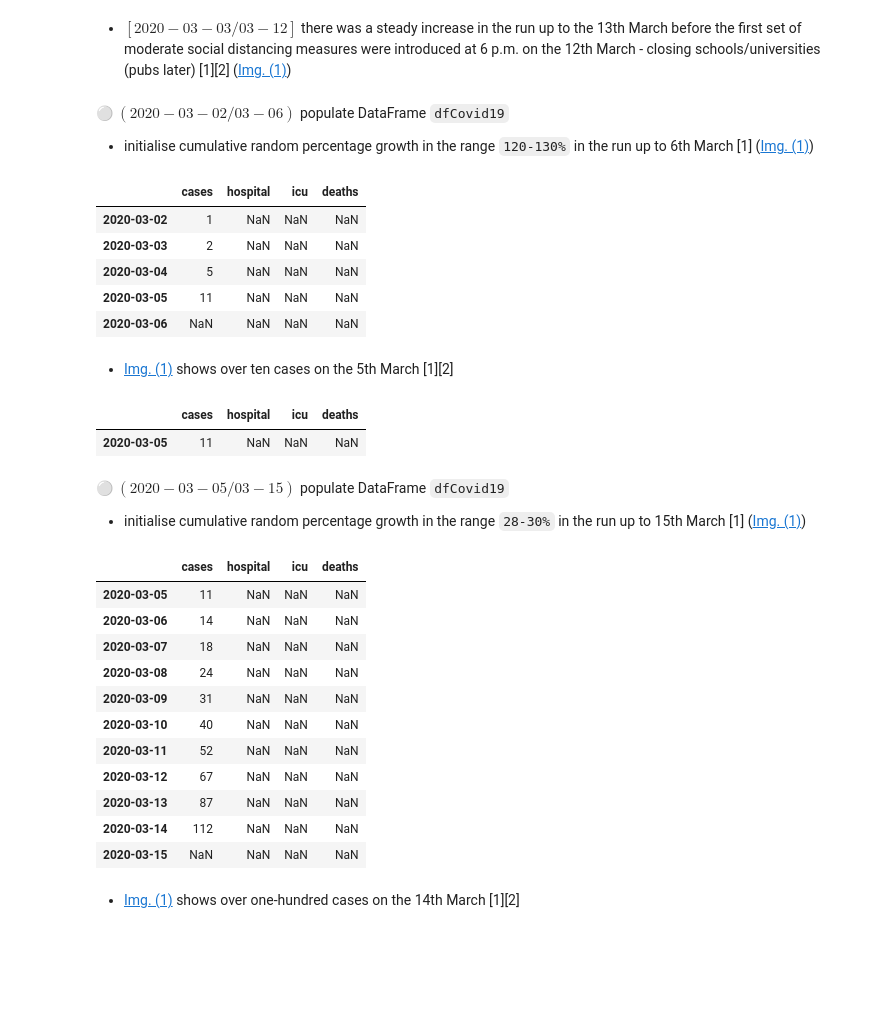
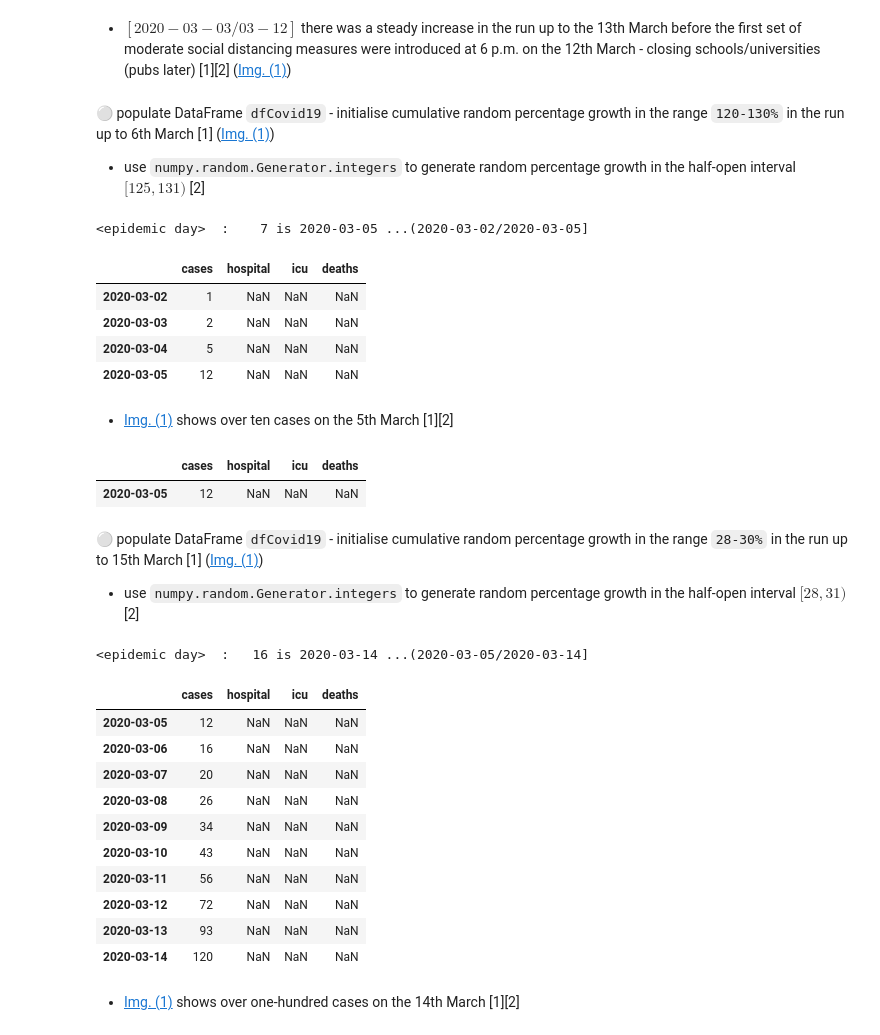
Before and after one commit to E6985/pda-numpy-random-simulation, a Jupyter notebook: Programming-for-Data-Analysis-Project-2020.ipynb, the cells around one changed output. Saved outputs shown, nothing was run; the diff lists cells and outputs as text; code cells hidden in the pictures; blank space fills up the shorter version.

```diff
--- a/Programming-for-Data-Analysis-Project-2020.ipynb
+++ b/Programming-for-Data-Analysis-Project-2020.ipynb
@@ -217,4 +209,4 @@ nPeriod=pd.date_range(start=nZeroDay,end=n14DLowInc,closed=None) # [2020−02−
 -->
 # %%
 # package pandas - subpackage core - module frame
-dfCovid19=pd.DataFrame(index=nPeriod,columns=["cases","hospital","icu","deaths"])
+dfCovid19=pd.DataFrame(index=nEpidemic,columns=["cases","hospital","icu","deaths"])
@@ -236,0 +213,5 @@ dfCovid19 # date interval - [2020−02−28/07−03]
+# %%
+# package pandas - subpackage _config - module config
+pd.set_option("display.max_rows",len(dfCovid19))
+# package pandas - subpackage core - module generic
+dfCovid19.head()
@@ -383,9 +383,3 @@ nCases=1
 ***
 
 < [Table of Contents](#task-2) | [hospital](#hospital) | [icu](#icu) | [deaths](#deaths) >
-# %%
-# ==================== REMOVE ====================
-nCases=1
-# package pandas - subpackage core - module frame
-dfCovid19=pd.DataFrame(index=nPeriod,columns=["cases","hospital","icu","deaths"])
-# ==================== REMOVE ====================
@@ -410,0 +396,3 @@ fCovid19(nRowCldIntervalS="2020-02-27",nRowCldIntervalE="2020-02-28",nColVarInte
+# %%
+nColumn="cases"
+fCovid19(nFrom,nTo,nColumn); fEpidemicDay(dfCovid19); fStatus(dfCovid19)
@@ -474,24 +469,27 @@ fCovid19(nRowCldIntervalS="2020-02-28",nRowCldIntervalE="2020-03-02",nColVarInte
 [2] P. Leahy, P. Cullen, S. Lynch, F. Kelly, "Coronavirus: Schools, colleges and childcare facilities in Ireland to shut," [irishtimes](https://www.irishtimes.com/news/health/coronavirus-schools-colleges-and-childcare-facilities-in-ireland-to-shut-1.4200977), March 2020.
 -->
 # %% [markdown]
-&#x26AA; $({2020}-{03}-{02} / {03}-{06})$ populate DataFrame ``dfCovid19``
+&#x26AA; populate DataFrame ``dfCovid19`` - initialise cumulative random percentage growth in the range ``120-130%`` in the run up to 6th March [1] ([Img. (1)](https://github.com/E6985/pda-numpy-random-simulation/blob/main/img/log-linear.png))
 
-- initialise cumulative random percentage growth in the range ``120-130%`` in the run up to 6th March [1] ([Img. (1)](https://github.com/E6985/pda-numpy-random-simulation/blob/main/img/log-linear.png))
+
+- use ``numpy.random.Generator.integers`` to generate random percentage growth in the half-open interval $[125, 131)$ [2]
 
 <!--
 [1] Department of Health, "COVID-19 modelling data - Thursday 16 April 2020," [gov](https://web.archive.org/web/20201119120437/https://www.gov.ie/en/publication/ea86cc-covid-19-modelling-data-thursday-16-april-2020), April 2020.
+
+[2] Anaconda (integers), "numpy.random.Generator," Docstring, June 2020.
 -->
 # %%
-# function fCovid19 - call
-fCovid19(nRowCldIntervalS="2020-03-02",nRowCldIntervalE="2020-03-05",nColVarInterest="cases",
-         nGrowth=np.random.default_rng().integers(low=125,high=131))
+nFrom,nTo="2020-03-02","2020-03-05"
+fCovid19(nFrom,nTo,nColumn,np.random.default_rng().integers(low=125,high=131))
+fEpidemicDay(dfCovid19,nTo); fStatus(dfCovid19,nFrom,nTo)
 # %% [output]
+<epidemic day>  :    7 is 2020-03-05 ...(2020-03-02/2020-03-05]
 |  | cases | hospital | icu | deaths |
 | 2020-03-02 | 1 | NaN | NaN | NaN |
 | 2020-03-03 | 2 | NaN | NaN | NaN |
 | 2020-03-04 | 5 | NaN | NaN | NaN |
-| 2020-03-05 | 11 | NaN | NaN | NaN |
-| 2020-03-06 | NaN | NaN | NaN | NaN |
+| 2020-03-05 | 12 | NaN | NaN | NaN |
 # %% [markdown]
 - [Img. (1)](https://github.com/E6985/pda-numpy-random-simulation/blob/main/img/log-linear.png) shows over ten cases on the 5th March [1][2]
 
@@ -500,36 +498,39 @@ fCovid19(nRowCldIntervalS="2020-03-02",nRowCldIntervalE="2020-03-05",nColVarInte
 
 [2] Department of Health, "COVID-19 modelling data - Thursday 16 April 2020," [gov](https://web.archive.org/web/20201119120437/https://www.gov.ie/en/publication/ea86cc-covid-19-modelling-data-thursday-16-april-2020), April 2020.
 -->
-# %%
-dfCovid19.loc["2020-03-05":"2020-03-05"] # [lowest_cases=11, highest_cases=12]
-# %% [output]
-|  | cases | hospital | icu | deaths |
-| 2020-03-05 | 11 | NaN | NaN | NaN |
+# %%
+fStatus(dfCovid19,nTo,nTo)
+# %% [output]
+|  | cases | hospital | icu | deaths |
+| 2020-03-05 | 12 | NaN | NaN | NaN |
 # %% [markdown]
-&#x26AA; $({2020}-{03}-{05} / {03}-{15})$ populate DataFrame ``dfCovid19``
+&#x26AA; populate DataFrame ``dfCovid19`` - initialise cumulative random percentage growth in the range ``28-30%`` in the run up to 15th March [1] ([Img. (1)](https://github.com/E6985/pda-numpy-random-simulation/blob/main/img/log-linear.png))
 
-- initialise cumulative random percentage growth in the range ``28-30%`` in the run up to 15th March [1] ([Img. (1)](https://github.com/E6985/pda-numpy-random-simulation/blob/main/img/log-linear.png))
+
+- use ``numpy.random.Generator.integers`` to generate random percentage growth in the half-open interval $[28, 31)$ [2]
 
 <!--
 [1] Department of Health, "COVID-19 modelling data - Thursday 16 April 2020," [gov](https://web.archive.org/web/20201119120437/https://www.gov.ie/en/publication/ea86cc-covid-19-modelling-data-thursday-16-april-2020), April 2020.
+
+[2] Anaconda (integers), "numpy.random.Generator," Docstring, June 2020.
 -->
 # %%
-# function fCovid19 - call
-fCovid19(nRowCldIntervalS="2020-03-05",nRowCldIntervalE="2020-03-14",nColVarInterest="cases",
-         nGrowth=np.random.default_rng().integers(low=28,high=31))
+nFrom,nTo="2020-03-05","2020-03-14"
+fCovid19(nFrom,nTo,nColumn,np.random.default_rng().integers(low=28,high=31))
+fEpidemicDay(dfCovid19,nTo); fStatus(dfCovid19,nFrom,nTo)
 # %% [output]
+<epidemic day>  :   16 is 2020-03-14 ...(2020-03-05/2020-03-14]
 |  | cases | hospital | icu | deaths |
-| 2020-03-05 | 11 | NaN | NaN | NaN |
-| 2020-03-06 | 14 | NaN | NaN | NaN |
-| 2020-03-07 | 18 | NaN | NaN | NaN |
-| 2020-03-08 | 24 | NaN | NaN | NaN |
-| 2020-03-09 | 31 | NaN | NaN | NaN |
-| 2020-03-10 | 40 | NaN | NaN | NaN |
-| 2020-03-11 | 52 | NaN | NaN | NaN |
-| 2020-03-12 | 67 | NaN | NaN | NaN |
-| 2020-03-13 | 87 | NaN | NaN | NaN |
-| 2020-03-14 | 112 | NaN | NaN | NaN |
-| 2020-03-15 | NaN | NaN | NaN | NaN |
+| 2020-03-05 | 12 | NaN | NaN | NaN |
+| 2020-03-06 | 16 | NaN | NaN | NaN |
+| 2020-03-07 | 20 | NaN | NaN | NaN |
+| 2020-03-08 | 26 | NaN | NaN | NaN |
+| 2020-03-09 | 34 | NaN | NaN | NaN |
+| 2020-03-10 | 43 | NaN | NaN | NaN |
+| 2020-03-11 | 56 | NaN | NaN | NaN |
+| 2020-03-12 | 72 | NaN | NaN | NaN |
+| 2020-03-13 | 93 | NaN | NaN | NaN |
+| 2020-03-14 | 120 | NaN | NaN | NaN |
 # %% [markdown]
 - [Img. (1)](https://github.com/E6985/pda-numpy-random-simulation/blob/main/img/log-linear.png) shows over one-hundred cases on the 14th March [1][2]
 
```
Also changed, not shown: parts of 49 cells of this notebook.
